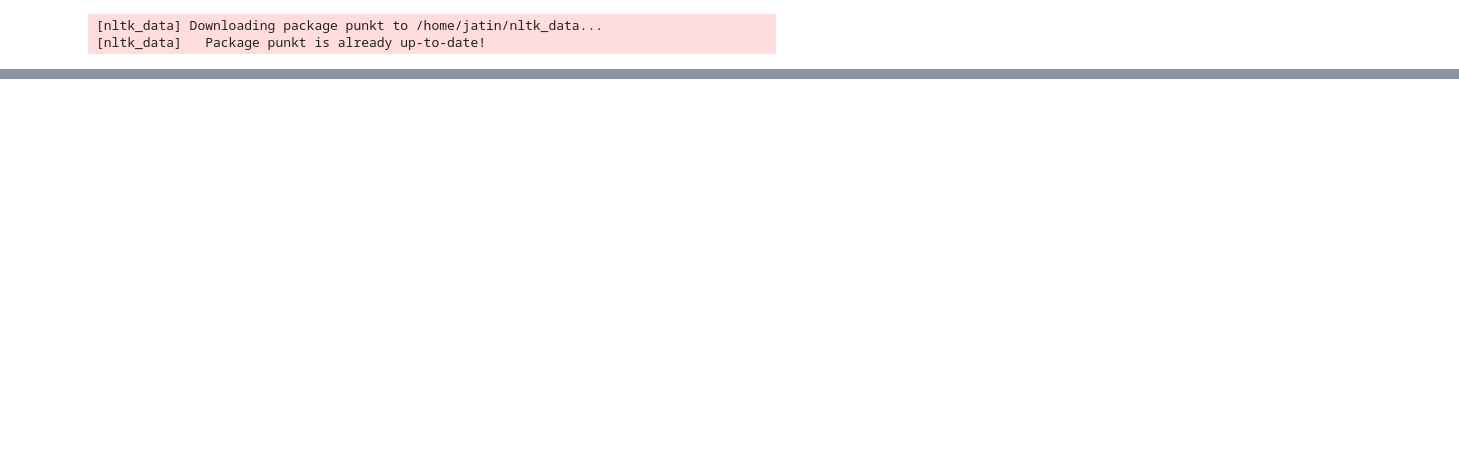
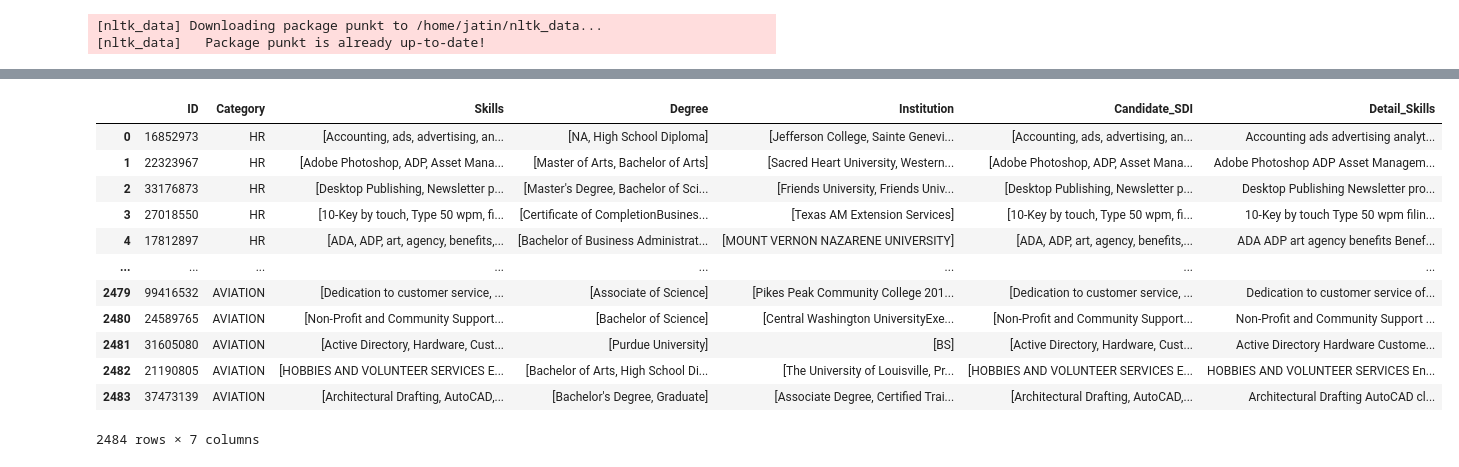
Before and after one commit to Jatin-Repository/Captial_Placement, a Jupyter notebook: Tokenization.ipynb, the cells around one changed output, grey strips where cells are left out. Drawn from its saved outputs; the diff is of its cells as text; code cells hidden in the pictures; blank space fills up the shorter version.

```diff
--- a/Tokenization.ipynb
+++ b/Tokenization.ipynb
@@ -143,0 +147,30 @@ actual_df
+# %%
+def detail_skills(list1):
+    sentence = ""
+    count = 0
+    length = len(list1)
+    for i in range(0,length):
+        sentence += list1[i]
+        count += 1
+        if count >=1 and count < length:
+            sentence += " "
+    return sentence
+# %%
+actual_df['Detail_Skills'] = 'NA'
+# %%
+actual_df['Detail_Skills']=actual_df['Skills'].apply(lambda x: detail_skills(x))
+actual_df
+# %% [output]
+|  | ID | Category | Skills | Degree | Institution | Candidate_SDI | Detail_Skills |
+| 0 | 16852973 | HR | [Accounting, ads, advertising, an... | [NA, High School Diploma] | [Jefferson College, Sainte Genevi... | [Accounting, ads, advertising, an... | Accounting ads advertising analyt... |
+| 1 | 22323967 | HR | [Adobe Photoshop, ADP, Asset Mana... | [Master of Arts, Bachelor of Arts] | [Sacred Heart University, Western... | [Adobe Photoshop, ADP, Asset Mana... | Adobe Photoshop ADP Asset Managem... |
+| 2 | 33176873 | HR | [Desktop Publishing, Newsletter p... | [Master's Degree, Bachelor of Sci... | [Friends University, Friends Univ... | [Desktop Publishing, Newsletter p... | Desktop Publishing Newsletter pro... |
+| 3 | 27018550 | HR | [10-Key by touch, Type 50 wpm, fi... | [Certificate of CompletionBusines... | [Texas AM Extension Services] | [10-Key by touch, Type 50 wpm, fi... | 10-Key by touch Type 50 wpm filin... |
+| 4 | 17812897 | HR | [ADA, ADP, art, agency, benefits,... | [Bachelor of Business Administrat... | [MOUNT VERNON NAZARENE UNIVERSITY] | [ADA, ADP, art, agency, benefits,... | ADA ADP art agency benefits Benef... |
+| ... | ... | ... | ... | ... | ... | ... | ... |
+| 2479 | 99416532 | AVIATION | [Dedication to customer service, ... | [Associate of Science] | [Pikes Peak Community College 201... | [Dedication to customer service, ... | Dedication to customer service of... |
+| 2480 | 24589765 | AVIATION | [Non-Profit and Community Support... | [Bachelor of Science] | [Central Washington UniversityExe... | [Non-Profit and Community Support... | Non-Profit and Community Support ... |
+| 2481 | 31605080 | AVIATION | [Active Directory, Hardware, Cust... | [Purdue University] | [BS] | [Active Directory, Hardware, Cust... | Active Directory Hardware Custome... |
+| 2482 | 21190805 | AVIATION | [HOBBIES AND VOLUNTEER SERVICES E... | [Bachelor of Arts, High School Di... | [The University of Louisville, Pr... | [HOBBIES AND VOLUNTEER SERVICES E... | HOBBIES AND VOLUNTEER SERVICES En... |
+| 2483 | 37473139 | AVIATION | [Architectural Drafting, AutoCAD,... | [Bachelor's Degree, Graduate] | [Associate Degree, Certified Trai... | [Architectural Drafting, AutoCAD,... | Architectural Drafting AutoCAD cl... |
+2484 rows × 7 columns
```
Also changed, not shown: parts of 21 cells of this notebook.
